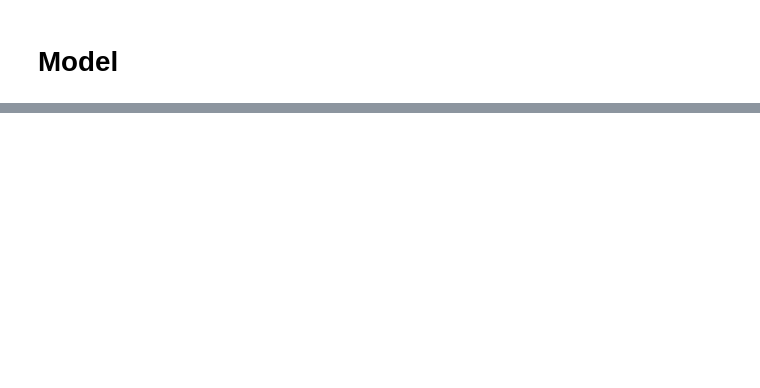
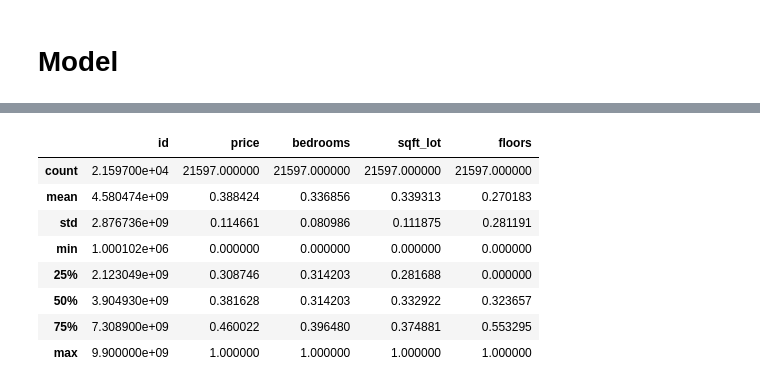
Before and after one commit to jsavory-94/dsc-1-final-project-online-ds-pt-021119, a Jupyter notebook: student.ipynb, the cells around one changed output, grey strips where cells are left out. Cells and saved outputs as stored; diff of their text form; code cells hidden in the pictures; blank space fills up the shorter version.

```diff
--- a/student.ipynb
+++ b/student.ipynb
@@ -616,0 +589,5 @@ len(list(df_final.columns))
+# %%
+df_final.iloc[:,11:].columns
+
+for cat_names in df_final.iloc[:,7:].columns:
+         df_final[cat_names] = df_final[cat_names].astype('category')
@@ -616,0 +614,12 @@ len(list(df_final.columns))
+# %%
+df_final.describe()
+# %% [output]
+|  | id | price | bedrooms | sqft_lot | floors |
+| count | 2.159700e+04 | 21597.000000 | 21597.000000 | 21597.000000 | 21597.000000 |
+| mean | 4.580474e+09 | 0.388424 | 0.336856 | 0.339313 | 0.270183 |
+| std | 2.876736e+09 | 0.114661 | 0.080986 | 0.111875 | 0.281191 |
+| min | 1.000102e+06 | 0.000000 | 0.000000 | 0.000000 | 0.000000 |
+| 25% | 2.123049e+09 | 0.308746 | 0.314203 | 0.281688 | 0.000000 |
+| 50% | 3.904930e+09 | 0.381628 | 0.314203 | 0.332922 | 0.323657 |
+| 75% | 7.308900e+09 | 0.460022 | 0.396480 | 0.374881 | 0.553295 |
+| max | 9.900000e+09 | 1.000000 | 1.000000 | 1.000000 | 1.000000 |
```
Also changed, not shown: parts of 10 cells of this notebook.
